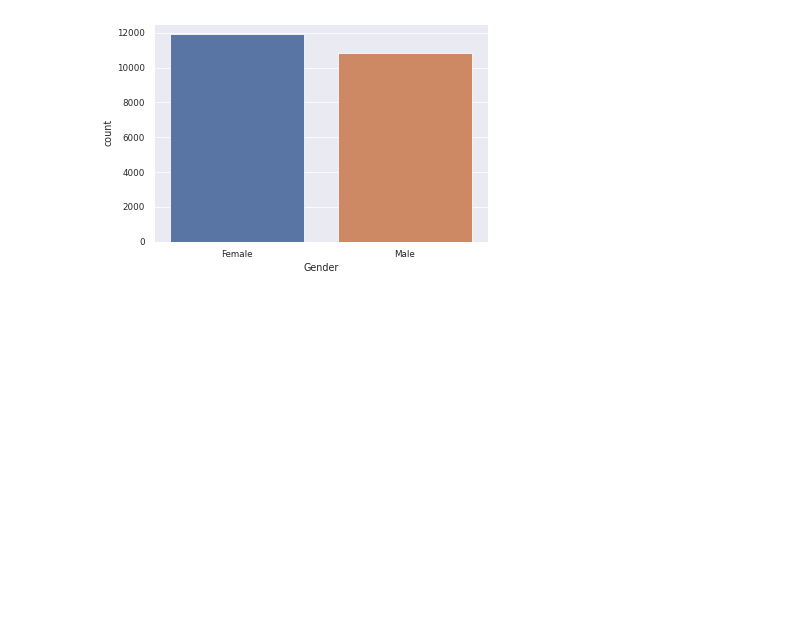
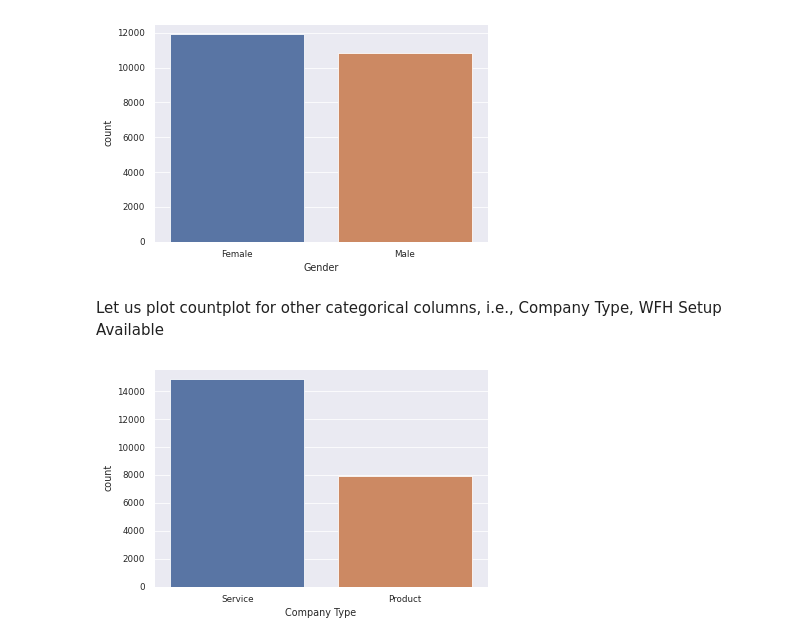
Before and after one commit to AMMLRepos/predict-mental-burnout-of-employeesu, a Jupyter notebook: Analyzing_and_predicting_employee_burnout_during_pandemic.ipynb, the cells around one changed output. Saved outputs shown, nothing was run; the diff lists cells and outputs as text; code cells hidden in the pictures; blank space fills up the shorter version.

```diff
--- a/Analyzing_and_predicting_employee_burnout_during_pandemic.ipynb
+++ b/Analyzing_and_predicting_employee_burnout_during_pandemic.ipynb
@@ -163,3 +161,9 @@ We might in the future try to develop seperate models based on gender in case ou
 sns.countplot(x = "Gender", data = raw_employee_df);
 # %% [output]
 [figure]
+# %% [markdown]
+Let us plot countplot for other categorical columns, i.e., Company Type, WFH Setup Available
+# %%
+sns.countplot(x = "Company Type", data = raw_employee_df);
+# %% [output]
+[figure, added]
```
Also changed, not shown: parts of 13 cells of this notebook.
